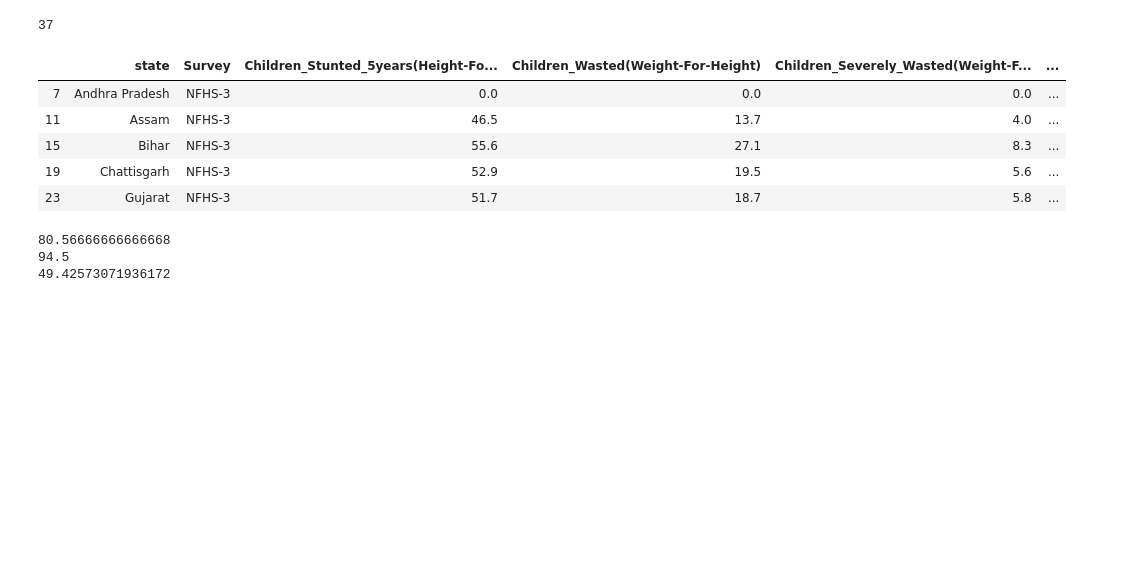
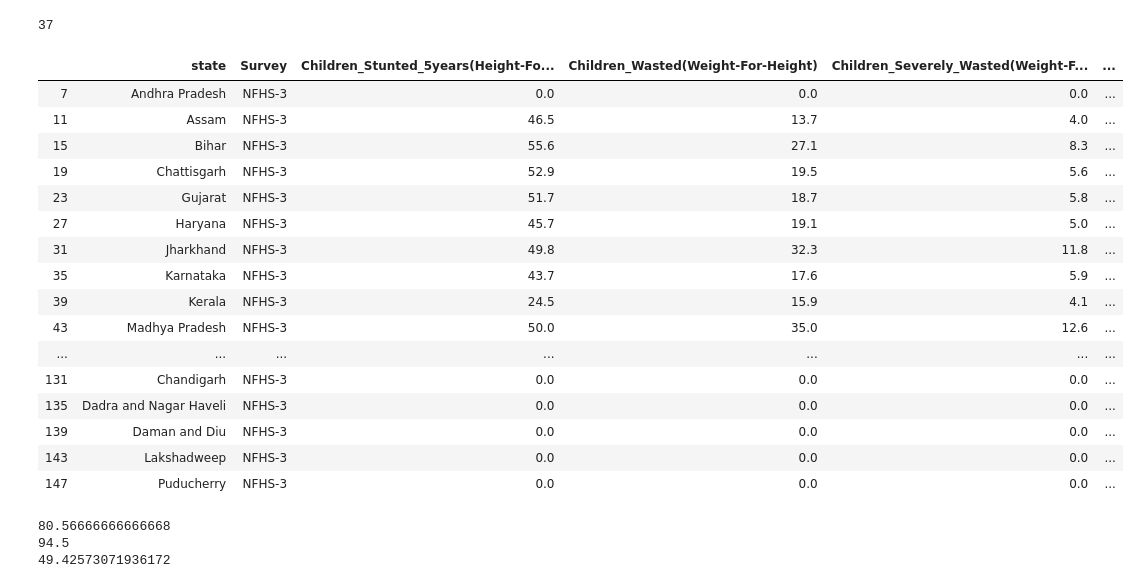
Before and after one commit to narayanan-nithya/Group_Project_Nutritional_Analysis_Of_Children_Under_Age_5, a Jupyter notebook: Nutritional_Data_Analysis.ipynb, the cells around one changed output. Drawn from its saved outputs; the diff is of its cells as text; code cells hidden in the pictures; blank space fills up the shorter version.

```diff
--- a/Nutritional_Data_Analysis.ipynb
+++ b/Nutritional_Data_Analysis.ipynb
@@ -191,18 +191,29 @@ len(Survey_NFHS3)
 # %%
 #Combining the under fed data into one DataFrame -(Stunted, Wasted, Severly Wasted and Underweight) For NFHS3
 
 UnderFed_NFHS3_Data = Survey_NFHS3[["state","Survey","Children_Stunted_5years(Height-For-Age)","Children_Wasted(Weight-For-Height)","Children_Severely_Wasted(Weight-For-Height)","Children_Underweight_5years(Weight-For-Age)"]]
 
 UnderFed_NFHS3_Data = UnderFed_NFHS3_Data.drop(index=3)
 
-UnderFed_NFHS3_Data.head()
+UnderFed_NFHS3_Data.head(50)
 # %% [output]
 |  | state | Survey | Children_Stunted_5years(Height-Fo... | Children_Wasted(Weight-For-Height) | Children_Severely_Wasted(Weight-F... | ... |
 | 7 | Andhra Pradesh | NFHS-3 | 0.0 | 0.0 | 0.0 | ... |
 | 11 | Assam | NFHS-3 | 46.5 | 13.7 | 4.0 | ... |
 | 15 | Bihar | NFHS-3 | 55.6 | 27.1 | 8.3 | ... |
 | 19 | Chattisgarh | NFHS-3 | 52.9 | 19.5 | 5.6 | ... |
 | 23 | Gujarat | NFHS-3 | 51.7 | 18.7 | 5.8 | ... |
+| 27 | Haryana | NFHS-3 | 45.7 | 19.1 | 5.0 | ... |
+| 31 | Jharkhand | NFHS-3 | 49.8 | 32.3 | 11.8 | ... |
+| 35 | Karnataka | NFHS-3 | 43.7 | 17.6 | 5.9 | ... |
+| 39 | Kerala | NFHS-3 | 24.5 | 15.9 | 4.1 | ... |
+| 43 | Madhya Pradesh | NFHS-3 | 50.0 | 35.0 | 12.6 | ... |
+| ... | ... | ... | ... | ... | ... | ... |
+| 131 | Chandigarh | NFHS-3 | 0.0 | 0.0 | 0.0 | ... |
+| 135 | Dadra and Nagar Haveli | NFHS-3 | 0.0 | 0.0 | 0.0 | ... |
+| 139 | Daman and Diu | NFHS-3 | 0.0 | 0.0 | 0.0 | ... |
+| 143 | Lakshadweep | NFHS-3 | 0.0 | 0.0 | 0.0 | ... |
+| 147 | Puducherry | NFHS-3 | 0.0 | 0.0 | 0.0 | ... |
 # %%
 for state in range(len(UnderFed_NFHS3_Data)):
     stunted = UnderFed_NFHS3_Data["Children_Stunted_5years(Height-For-Age)"]
```
Also changed, not shown: parts of 6 cells of this notebook.
